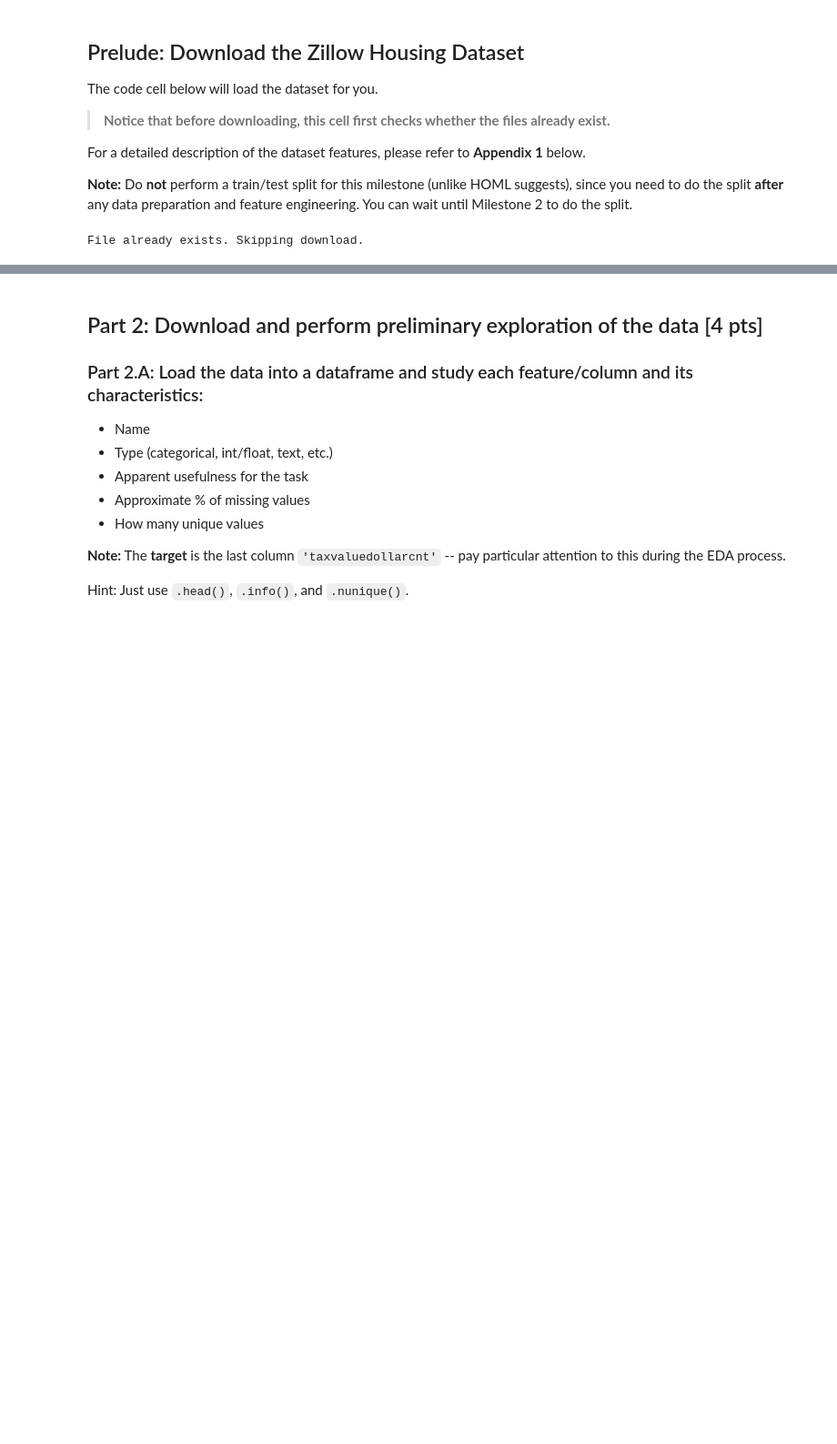
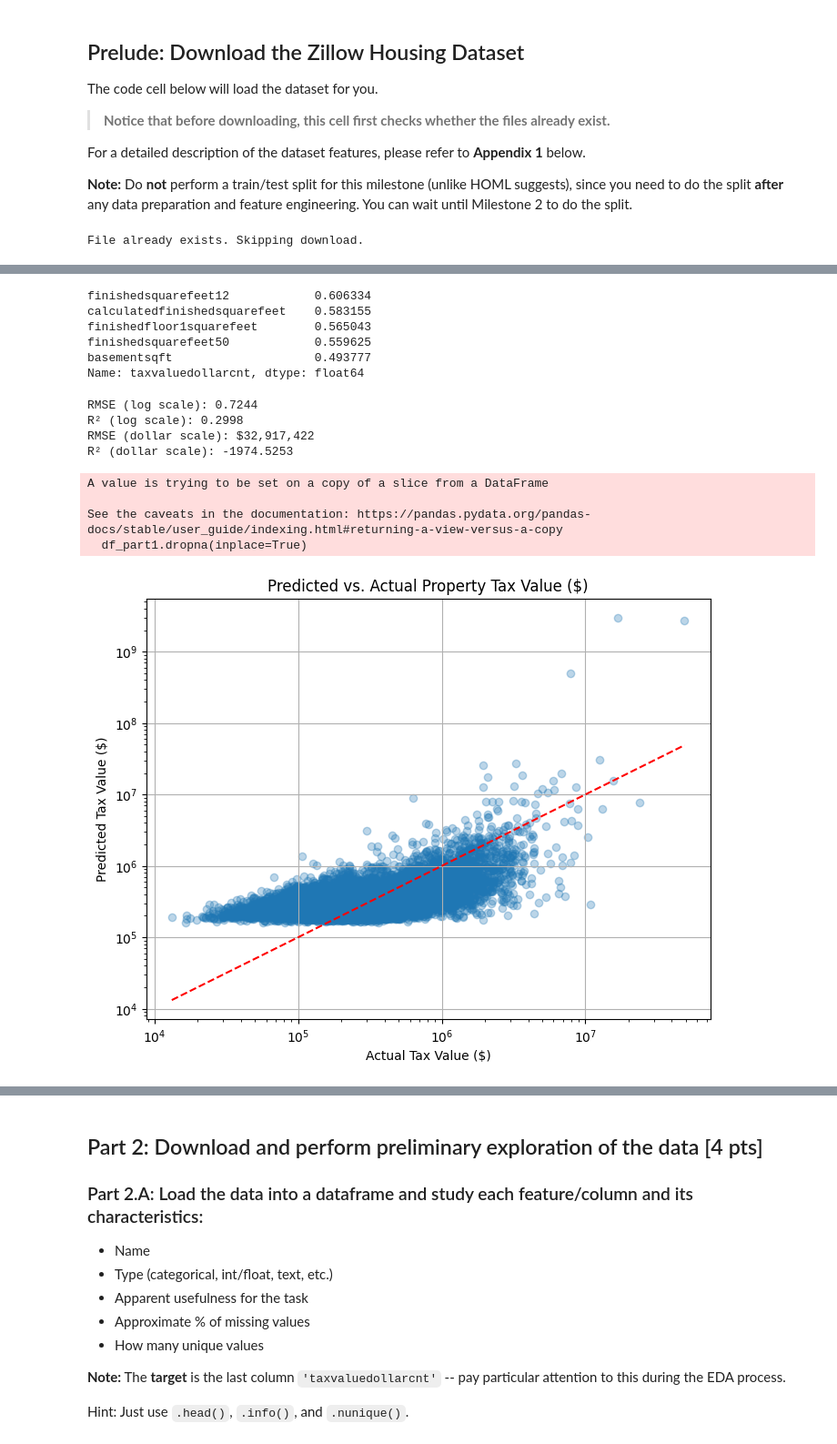
Before and after one commit to famorcam14/milestone_1_group_project, a Jupyter notebook: Milestone_01.ipynb, the cells around one changed output, grey strips where cells are left out. Shown at 91% size. Cells and saved outputs as stored; diff of their text form; code cells hidden in the pictures; blank space fills up the shorter version.

Commit message:
add part 1 and 2

```diff
--- a/Milestone_01.ipynb
+++ b/Milestone_01.ipynb
@@ -140,0 +177,74 @@ AFTER doing your EDA, come back and answer each of the following 3 questions in
+# %%
+# Find correlation with target
+correlation = df.corr(numeric_only=True)['taxvaluedollarcnt'].drop('taxvaluedollarcnt')
+top_features = correlation.abs().sort_values(ascending=False).head(5)
+print(top_features)
+# %% [output]
+finishedsquarefeet12            0.606334
+calculatedfinishedsquarefeet    0.583155
+finishedfloor1squarefeet        0.565043
+finishedsquarefeet50            0.559625
+basementsqft                    0.493777
+Name: taxvaluedollarcnt, dtype: float64
+# %%
+from sklearn.linear_model import LinearRegression
+from sklearn.model_selection import train_test_split
+from sklearn.metrics import mean_squared_error, r2_score
+
+# Pick only the relevant columns
+features = ['finishedsquarefeet12', 'fullbathcnt', 'taxvaluedollarcnt']
+df_part1 = df[features]
+
+# Drop rows with missing values in selected columns
+df_part1.dropna(inplace=True)
+
+# Define X and y
+X = df_part1[['finishedsquarefeet12', 'fullbathcnt']]
+y = np.log1p(df_part1['taxvaluedollarcnt'])  # log transform to reduce skew
+
+# Split data
+X_train, X_test, y_train, y_test = train_test_split(X, y, test_size=0.2, random_state=42)
+
+# Fit model
+model = LinearRegression()
+model.fit(X_train, y_train)
+y_pred_log = model.predict(X_test)
+
+# Evaluate (Log scale)
+rmse_log = mean_squared_error(y_test, y_pred_log, squared=False)
+r2_log = r2_score(y_test, y_pred_log)
+
+# Back-transform to dollar scale
+y_test_dollar = np.expm1(y_test)
+y_pred_dollar = np.expm1(y_pred_log)
+
+rmse_dollar = mean_squared_error(y_test_dollar, y_pred_dollar, squared=False)
+r2_dollar = r2_score(y_test_dollar, y_pred_dollar)
+
+# Print Metrics
+print(f"RMSE (log scale): {rmse_log:.4f}")
+print(f"R² (log scale): {r2_log:.4f}")
+print(f"RMSE (dollar scale): ${rmse_dollar:,.0f}")
+print(f"R² (dollar scale): {r2_dollar:.4f}")
+
+# Plot: Actual vs Predicted (Dollar Scale)
+plt.figure(figsize=(8, 6))
+plt.scatter(y_test_dollar, y_pred_dollar, alpha=0.3)
+plt.plot([y_test_dollar.min(), y_test_dollar.max()], [y_test_dollar.min(), y_test_dollar.max()], 'r--')
+plt.xlabel("Actual Tax Value ($)")
+plt.ylabel("Predicted Tax Value ($)")
+plt.title("Predicted vs. Actual Property Tax Value ($)")
+plt.grid(True)
+plt.xscale("log")
+plt.yscale("log")
+plt.show()
+# %% [output]
+RMSE (log scale): 0.7244
+R² (log scale): 0.2998
+RMSE (dollar scale): $32,917,422
+R² (dollar scale): -1974.5253
+A value is trying to be set on a copy of a slice from a DataFrame
+
+See the caveats in the documentation: https://pandas.pydata.org/pandas-docs/stable/user_guide/indexing.html#returning-a-view-versus-a-copy
+  df_part1.dropna(inplace=True)
+[figure, added]
```
Also changed, not shown: parts of 29 cells of this notebook.
